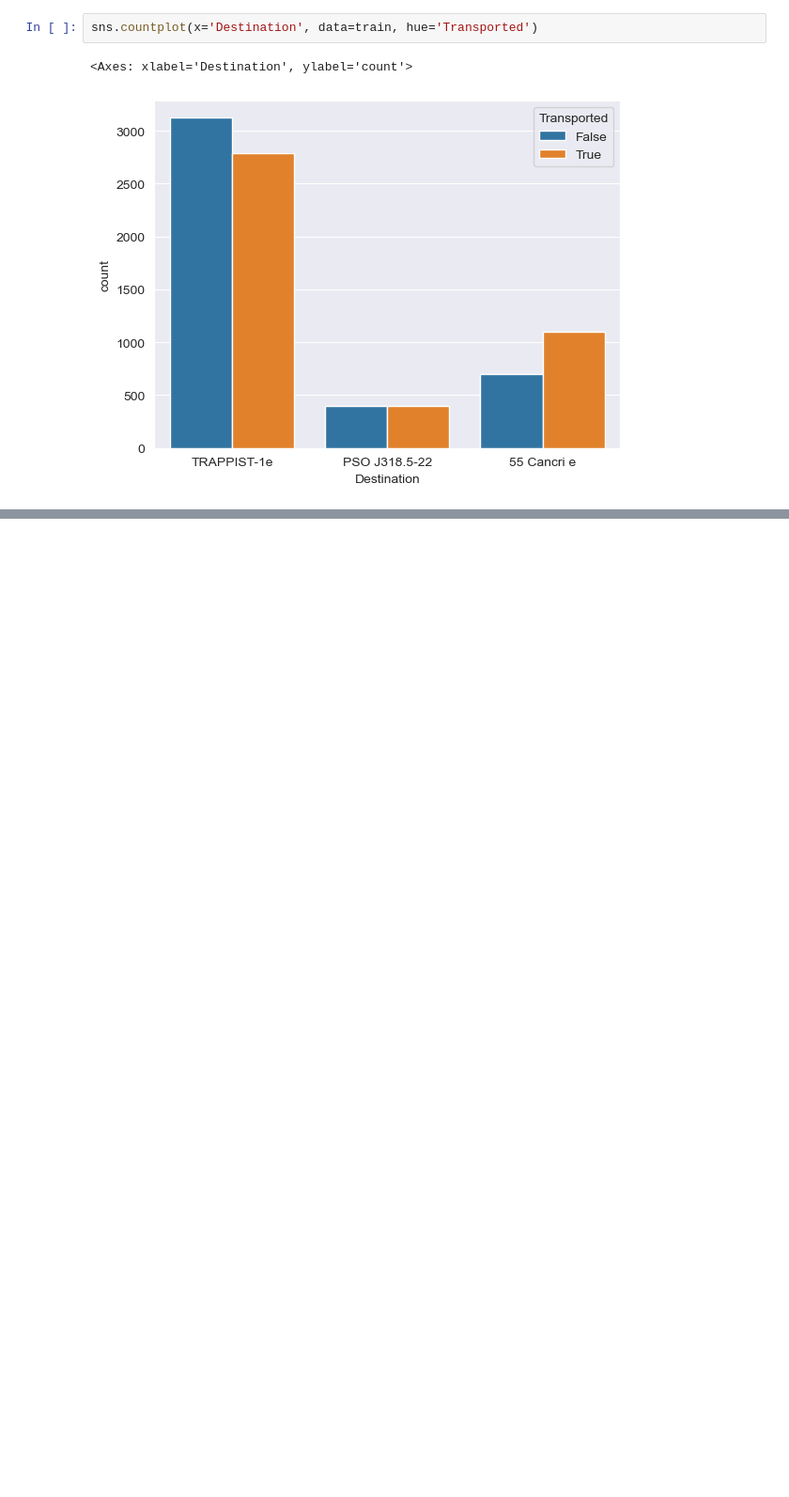
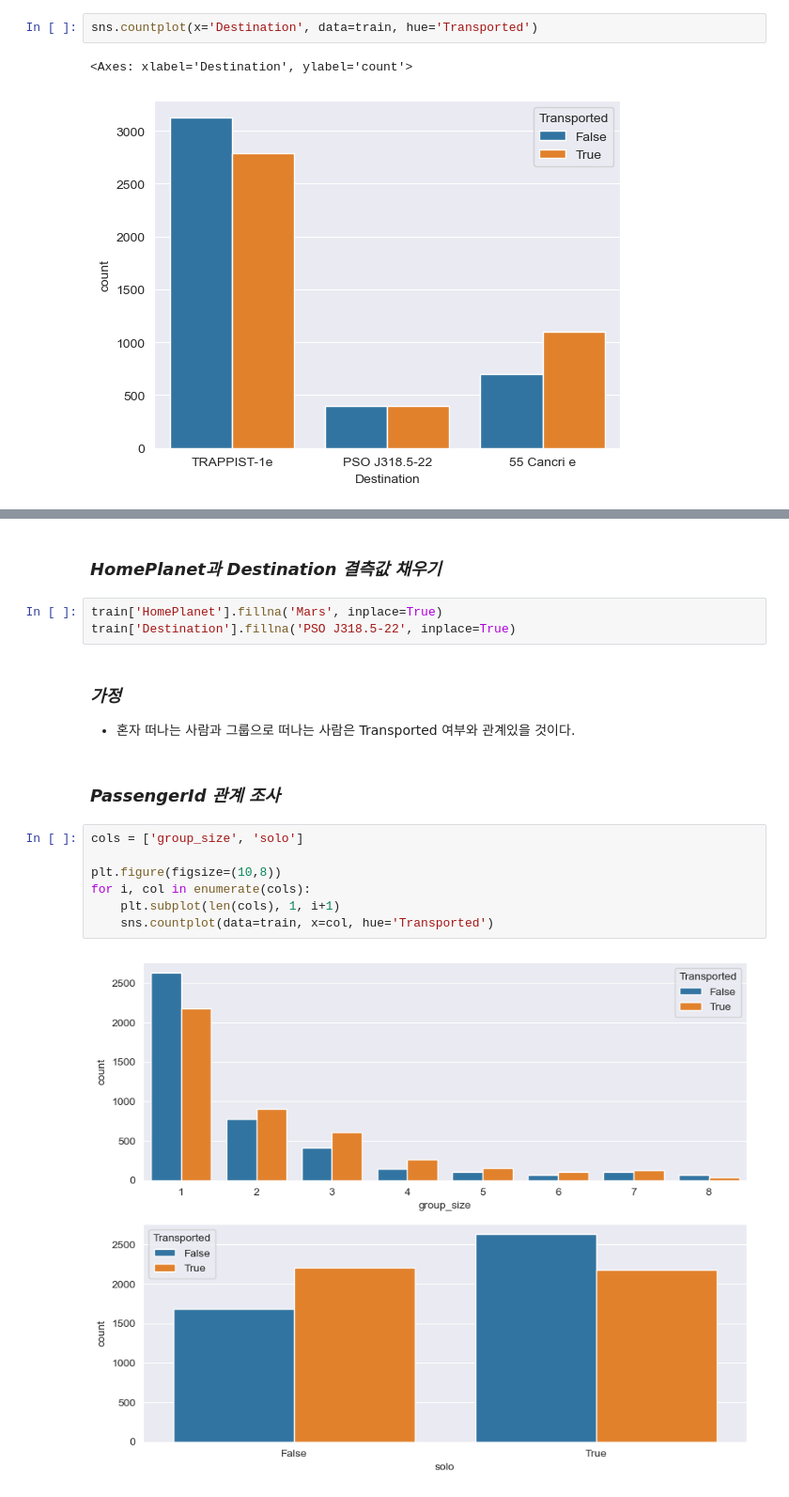
Before and after one commit to ef2nmddy/Spaceship_Titanic_EDA, a Jupyter notebook: Spaceship_Titanic.ipynb, the cells around one changed output, grey strips where cells are left out. Shown at 94% size. Saved outputs shown, nothing was run; the diff lists cells and outputs as text; blank space fills up the shorter version.

```diff
--- a/Spaceship_Titanic.ipynb
+++ b/Spaceship_Titanic.ipynb
@@ -391,0 +398,20 @@ sns.countplot(x='Destination', data=train, hue='Transported')
+# %% [markdown]
+### _HomePlanet과 Destination 결측값 채우기_
+# %%
+train['HomePlanet'].fillna('Mars', inplace=True)
+train['Destination'].fillna('PSO J318.5-22', inplace=True)
+# %% [markdown]
+### _가정_
+
+* 혼자 떠나는 사람과 그룹으로 떠나는 사람은 Transported 여부와 관계있을 것이다.
+# %% [markdown]
+### _PassengerId 관계 조사_
+# %%
+cols = ['group_size', 'solo']
+
+plt.figure(figsize=(10,8))
+for i, col in enumerate(cols):
+    plt.subplot(len(cols), 1, i+1)
+    sns.countplot(data=train, x=col, hue='Transported')
+# %% [output]
+[figure, added]
```
Also changed, not shown: parts of 15 cells of this notebook.
